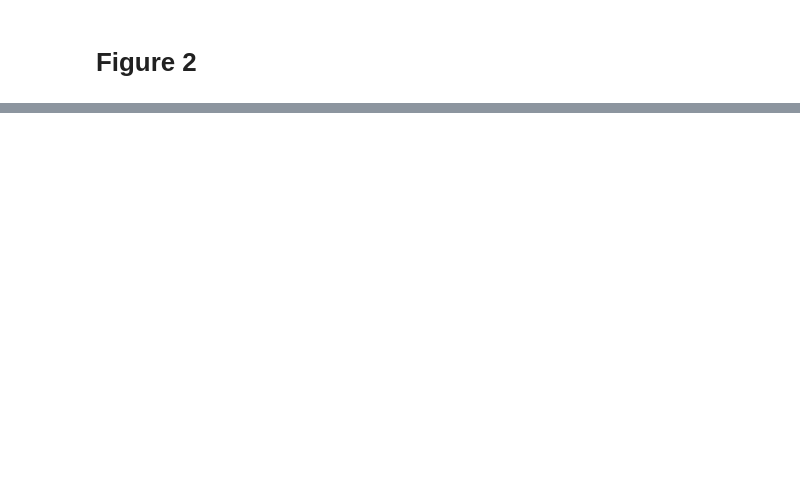
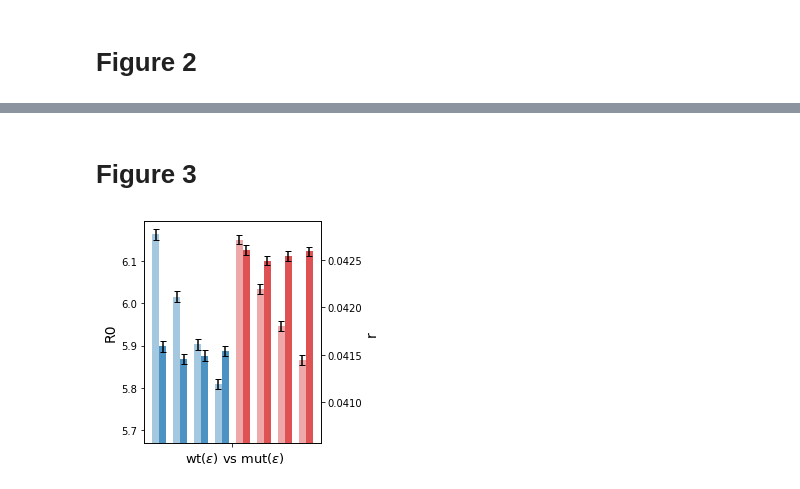
Before and after one commit to stifwo/advantageous-aging, a Jupyter notebook: PNAS_notebook.ipynb, the cells around one changed output, grey strips where cells are left out. Saved outputs shown, nothing was run; the diff lists cells and outputs as text; code cells hidden in the pictures; blank space fills up the shorter version.

```diff
--- a/PNAS_notebook.ipynb
+++ b/PNAS_notebook.ipynb
@@ -116,0 +72,10 @@ plt.savefig('RA_PNAS_fig2_Frontinella.pdf', dpi = 1200, bbox_inches="tight");
+# %%
+population_simulations, mean_diff, std_diff = population_survivorship_difference(
+    number_of_individuals=number_of_individuals,
+    number_of_repetitions=number_of_repetitions,
+    epsilons=epsilons,
+    hazard_rates_wt=hazard_rates_wt,
+    alpha=alpha,
+    kappa=kappa,
+    t_m=t_m
+)
@@ -116,0 +86,16 @@ plt.savefig('RA_PNAS_fig2_Frontinella.pdf', dpi = 1200, bbox_inches="tight");
+# %% [markdown]
+# Figure 3
+# %%
+### Figure 3 specific parameters ###
+# population_simulations parameter is carried over as a result from calculations for figure 2
+
+# OBS: Endre til 38 og 78, nå som t1 => t0?
+fertility_wt = [(39, 24.0), (79, 24.0)]
+fertility_mut = [(39, 24.0), (79, 18.0)]
+# %%
+fitness_stats_wt = get_fitness_data(population_simulations[HYP_WILD_TYPE], number_of_repetitions, t_m, fertility_wt)
+fitness_stats_mut = get_fitness_data(population_simulations[MUTANT_WILD], number_of_repetitions, t_m, fertility_mut)
+# %%
+figures.plot_fig_3(fitness_stats_wt, fitness_stats_mut)
+# %% [output]
+[figure, added]
```
Also changed, not shown: parts of 20 cells of this notebook, 3 other files.
